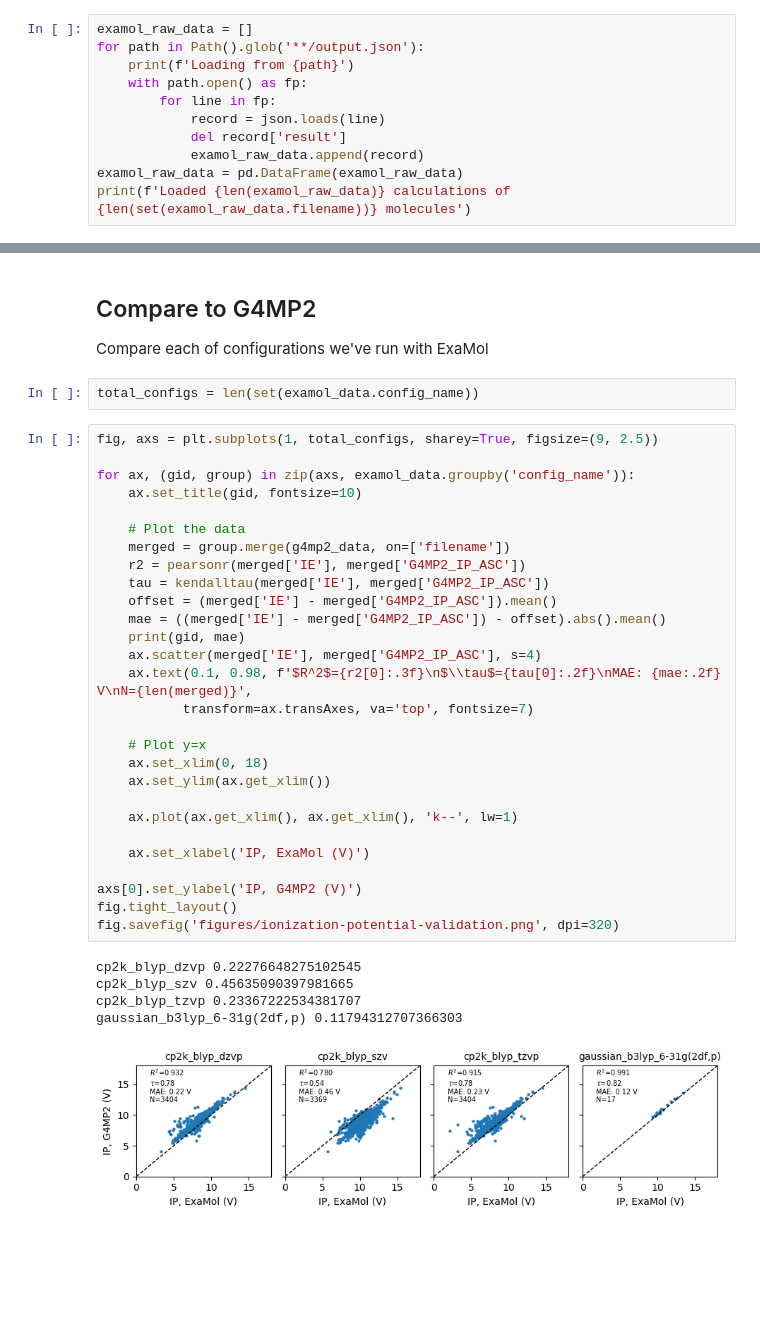
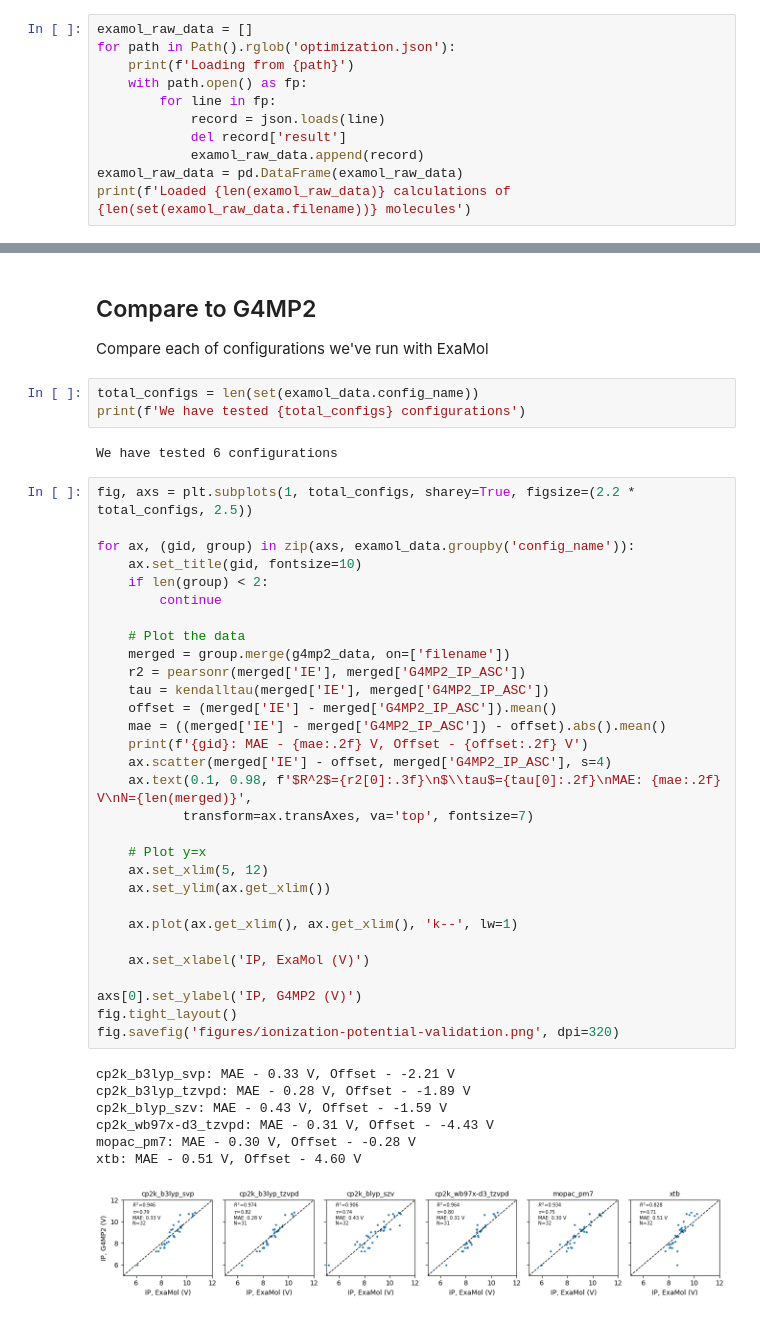
Before and after one commit to exalearn/ExaMol, a Jupyter notebook: scripts/redoxmers/0_check-chemistry-settings/validate-ionization-potentials.ipynb, the cells around one changed output, grey strips where cells are left out. Cells and saved outputs as stored; diff of their text form; blank space fills up the shorter version.

```diff
--- a/scripts/redoxmers/0_check-chemistry-settings/validate-ionization-potentials.ipynb
+++ b/scripts/redoxmers/0_check-chemistry-settings/validate-ionization-potentials.ipynb
@@ -24,7 +24,7 @@ Loaded 3405 G4MP2 results
 Load the ExaMol computations, which are stored per-calculation. We'll need to compute IE ourselves
 # %%
 examol_raw_data = []
-for path in Path().glob('**/output.json'):
+for path in Path().rglob('optimization.json'):
     print(f'Loading from {path}')
     with path.open() as fp:
         for line in fp:
@@ -49,37 +49,44 @@ examol_data['IE'] = examol_data['energy_oxidized'] - examol_data['energy_neutral
 Compare each of configurations we've run with ExaMol
 # %%
 total_configs = len(set(examol_data.config_name))
+print(f'We have tested {total_configs} configurations')
+# %% [output]
+We have tested 6 configurations
 # %%
-fig, axs = plt.subplots(1, total_configs, sharey=True, figsize=(9, 2.5))
+fig, axs = plt.subplots(1, total_configs, sharey=True, figsize=(2.2 * total_configs, 2.5))
 
 for ax, (gid, group) in zip(axs, examol_data.groupby('config_name')):
     ax.set_title(gid, fontsize=10)
+    if len(group) < 2:
+        continue
 
     # Plot the data
     merged = group.merge(g4mp2_data, on=['filename'])
     r2 = pearsonr(merged['IE'], merged['G4MP2_IP_ASC'])
     tau = kendalltau(merged['IE'], merged['G4MP2_IP_ASC'])
     offset = (merged['IE'] - merged['G4MP2_IP_ASC']).mean()
     mae = ((merged['IE'] - merged['G4MP2_IP_ASC']) - offset).abs().mean()
-    print(gid, mae)
-    ax.scatter(merged['IE'], merged['G4MP2_IP_ASC'], s=4)
+    print(f'{gid}: MAE - {mae:.2f} V, Offset - {offset:.2f} V')
+    ax.scatter(merged['IE'] - offset, merged['G4MP2_IP_ASC'], s=4)
     ax.text(0.1, 0.98, f'$R^2$={r2[0]:.3f}\n$\\tau$={tau[0]:.2f}\nMAE: {mae:.2f} V\nN={len(merged)}',
            transform=ax.transAxes, va='top', fontsize=7)
 
     # Plot y=x
-    ax.set_xlim(0, 18)
+    ax.set_xlim(5, 12)
     ax.set_ylim(ax.get_xlim())
 
     ax.plot(ax.get_xlim(), ax.get_xlim(), 'k--', lw=1)
 
     ax.set_xlabel('IP, ExaMol (V)')
 
 axs[0].set_ylabel('IP, G4MP2 (V)')
 fig.tight_layout()
 fig.savefig('figures/ionization-potential-validation.png', dpi=320)
 # %% [output]
-cp2k_blyp_dzvp 0.22276648275102545
-cp2k_blyp_szv 0.45635090397981665
-cp2k_blyp_tzvp 0.23367222534381707
-gaussian_b3lyp_6-31g(2df,p) 0.11794312707366303
+cp2k_b3lyp_svp: MAE - 0.33 V, Offset - -2.21 V
+cp2k_b3lyp_tzvpd: MAE - 0.28 V, Offset - -1.89 V
+cp2k_blyp_szv: MAE - 0.43 V, Offset - -1.59 V
+cp2k_wb97x-d3_tzvpd: MAE - 0.31 V, Offset - -4.43 V
+mopac_pm7: MAE - 0.30 V, Offset - -0.28 V
+xtb: MAE - 0.51 V, Offset - 4.60 V
-[figure, old version]
+[figure, new version]
```
Also changed, not shown: parts of 1 cell of this notebook, 10 other files.
